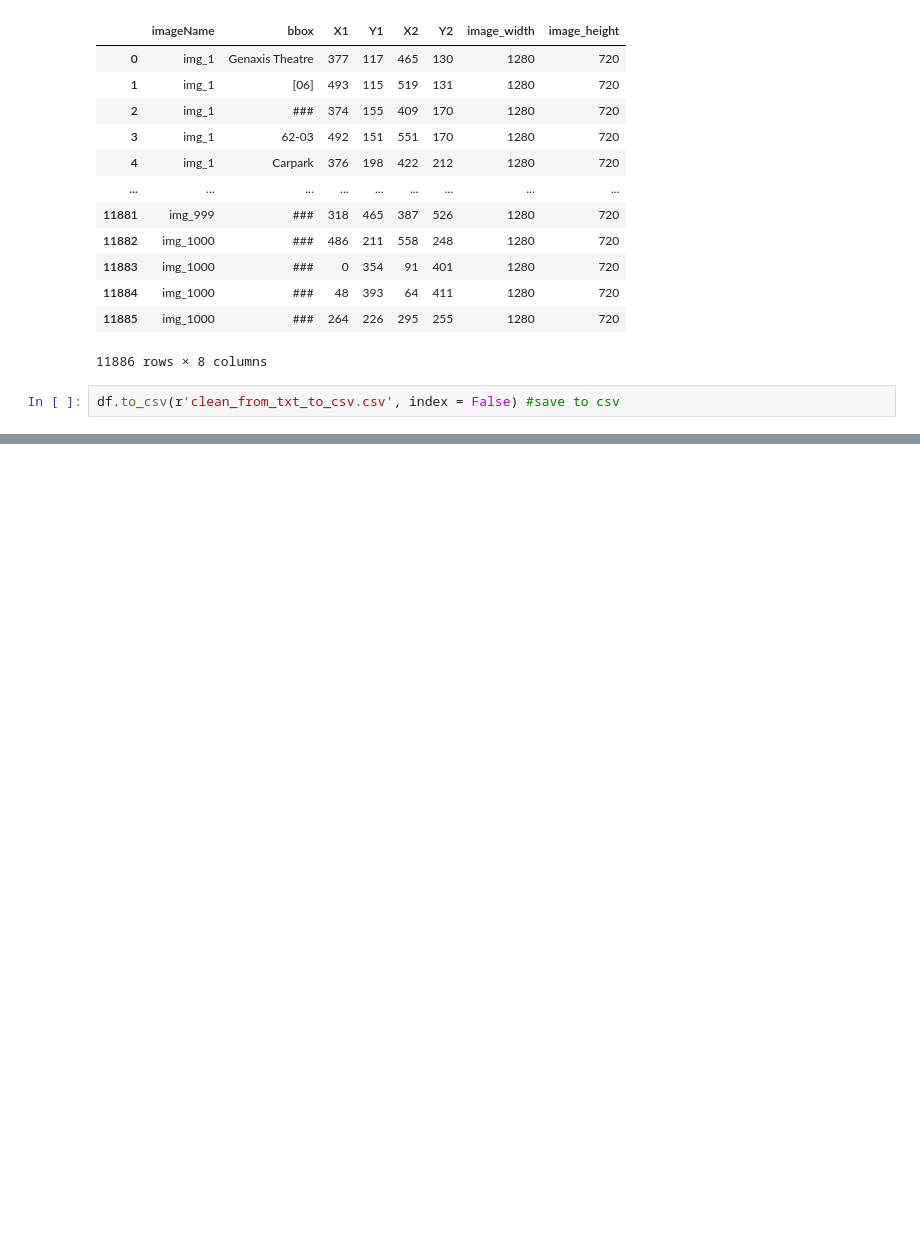
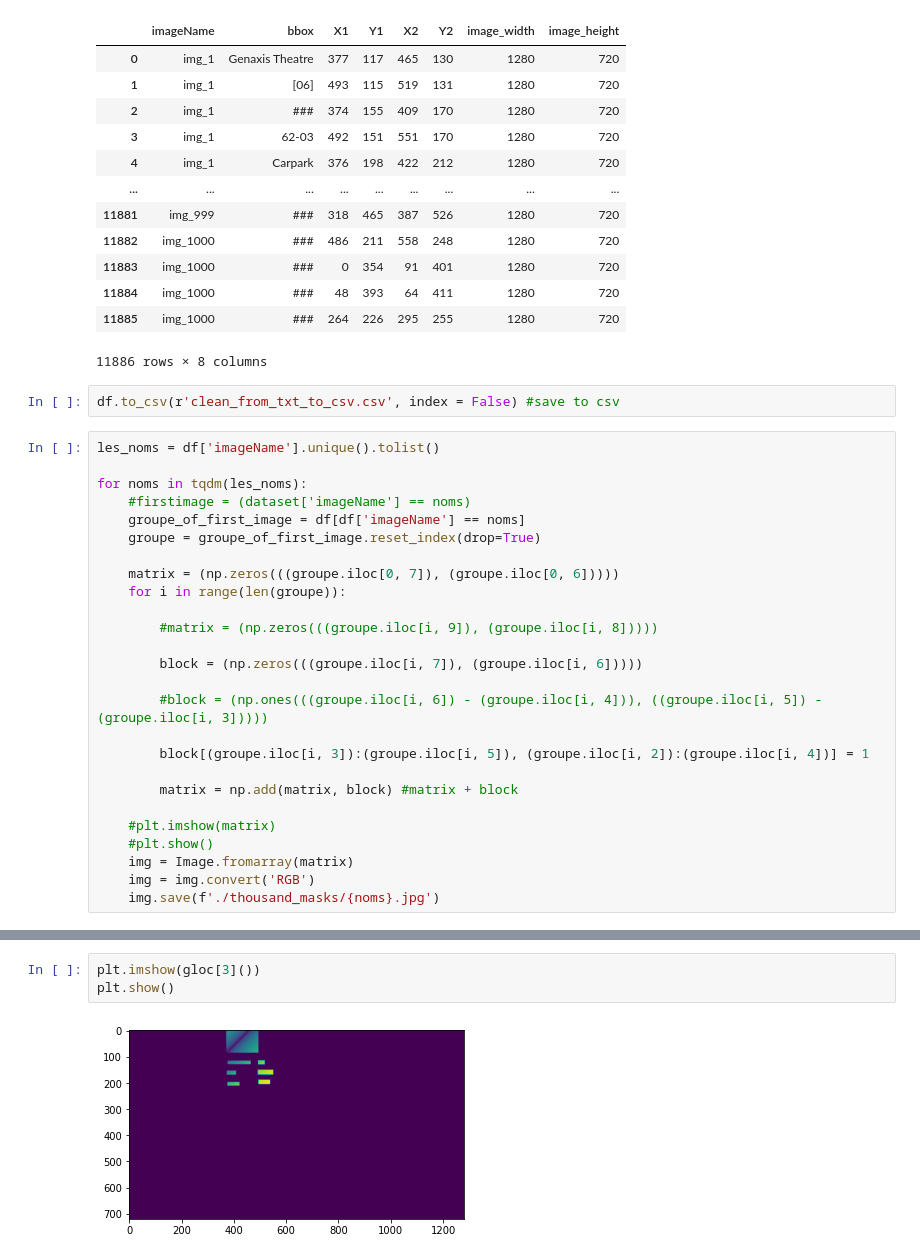
Before and after one commit to IsmaelMekene/meteor-east-detector, a Jupyter notebook: data-preprocessing/from_txt_to_csv .ipynb, the cells around one changed output, grey strips where cells are left out. Drawn from its saved outputs; the diff is of its cells as text; blank space fills up the shorter version.

```diff
--- a/data-preprocessing/from_txt_to_csv .ipynb
+++ b/data-preprocessing/from_txt_to_csv .ipynb
@@ -175,3 +175,29 @@ df  #view dataframe
 11886 rows × 8 columns
 # %%
 df.to_csv(r'clean_from_txt_to_csv.csv', index = False) #save to csv
+# %%
+les_noms = df['imageName'].unique().tolist()
+
+for noms in tqdm(les_noms):
+    #firstimage = (dataset['imageName'] == noms)
+    groupe_of_first_image = df[df['imageName'] == noms]
+    groupe = groupe_of_first_image.reset_index(drop=True)
+
+    matrix = (np.zeros(((groupe.iloc[0, 7]), (groupe.iloc[0, 6]))))
+    for i in range(len(groupe)):
+
+        #matrix = (np.zeros(((groupe.iloc[i, 9]), (groupe.iloc[i, 8]))))
+
+        block = (np.zeros(((groupe.iloc[i, 7]), (groupe.iloc[i, 6]))))
+
+        #block = (np.ones(((groupe.iloc[i, 6]) - (groupe.iloc[i, 4])), ((groupe.iloc[i, 5]) - (groupe.iloc[i, 3]))))
+
+        block[(groupe.iloc[i, 3]):(groupe.iloc[i, 5]), (groupe.iloc[i, 2]):(groupe.iloc[i, 4])] = 1
+
+        matrix = np.add(matrix, block) #matrix + block
+
+    #plt.imshow(matrix)
+    #plt.show()
+    img = Image.fromarray(matrix)
+    img = img.convert('RGB')
+    img.save(f'./thousand_masks/{noms}.jpg')
@@ -177,0 +492,5 @@ df.to_csv(r'clean_from_txt_to_csv.csv', index = False) #save to csv
+# %%
+plt.imshow(gloc[3]())
+plt.show()
+# %% [output]
+[figure, added]
```
Also changed, not shown: parts of 29 cells of this notebook.
